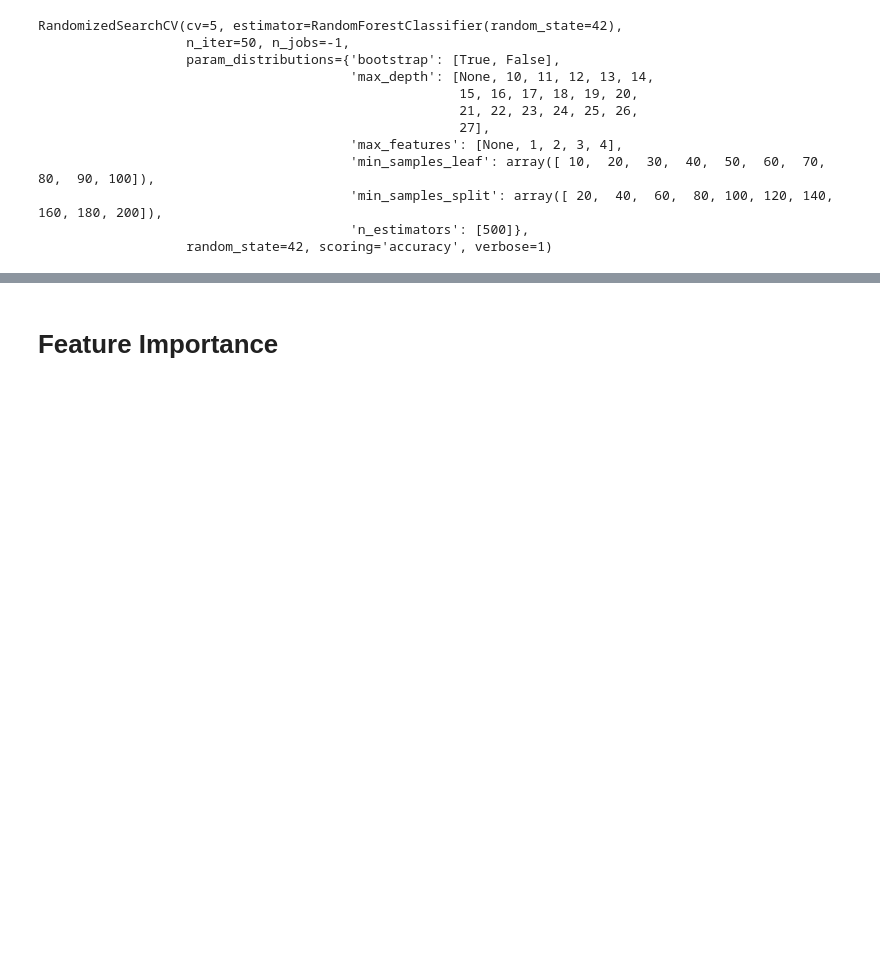
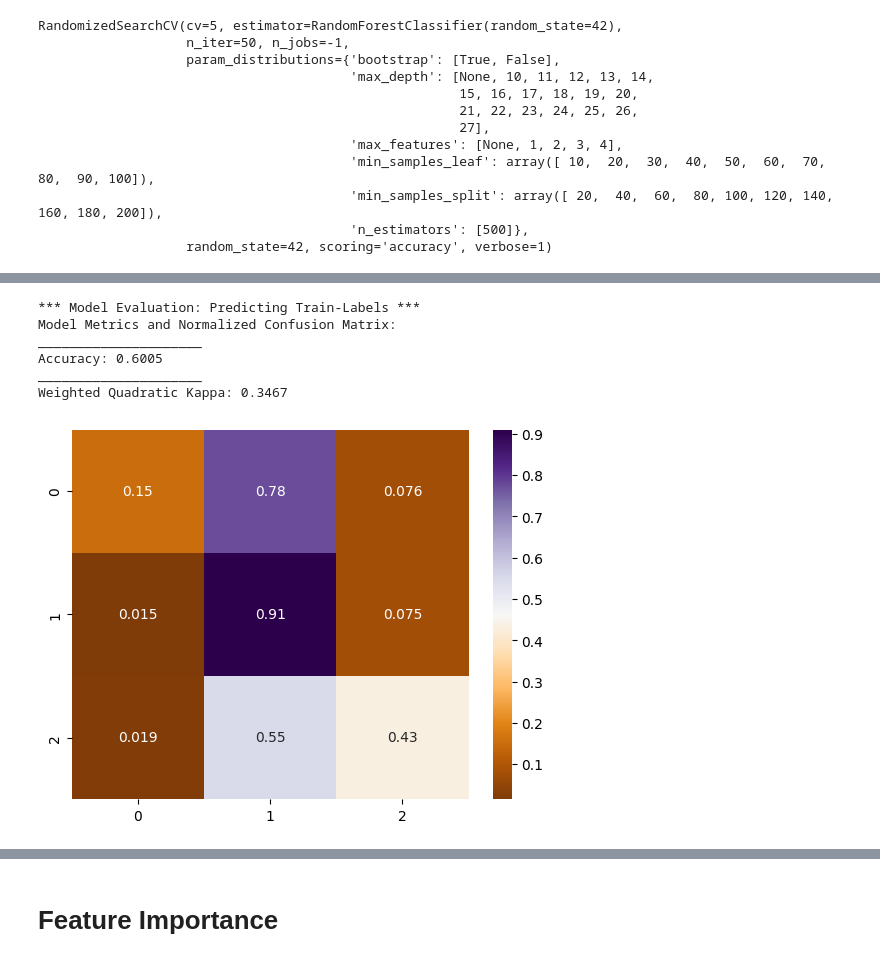
Before and after one commit to LanaCasselmann/ds_capstone_pet_adoptability, a Jupyter notebook: notebooks/forests.ipynb, the cells around one changed output, grey strips where cells are left out. Cells and saved outputs as stored; diff of their text form; code cells hidden in the pictures; blank space fills up the shorter version.

```diff
--- a/notebooks/forests.ipynb
+++ b/notebooks/forests.ipynb
@@ -250,0 +361,21 @@ Weighted Quadratic Kappa: 0.3378
+# %%
+# Hyperparameter grid based on hyperparameters of the default model for best accuracy:
+
+# setting hyperparameter grid:
+param_grid = {
+    'n_estimators': [500],
+    'max_depth': [20, 21, 22],
+    'max_features': [4],
+    'min_samples_split': [49,50,51],
+    'min_samples_leaf': [14, 15, 16],
+    'bootstrap': [False]
+}
+
+# Estimator for use in random search
+estimator = RandomForestClassifier(random_state = 42)
+
+# Create the random search model for best accuracy_score and 250 fits:
+rf_gs_acc = GridSearchCV(estimator, param_grid, n_jobs = -1, scoring = 'accuracy', cv = 5, verbose = 1)
+
+# Fit best model estimated by random search to train data:
+rf_gs_acc.fit(X_train, y_train)
@@ -250,0 +473,4 @@ Weighted Quadratic Kappa: 0.3378
+# %%
+# combine Target 2 and 3 (3 categories)
+y_train_3 = [2 if x == 3 else x for x in y_train]
+y_test_3 = [2 if x == 3 else x for x in y_test]
@@ -250,0 +491,15 @@ Weighted Quadratic Kappa: 0.3378
+# %%
+# predict train-target
+rf_gs_y_train_3_pred = rf_gs_model_3.predict(X_train)
+
+# Metrics predicting Train-Target
+print('*** Model Evaluation: Predicting Train-Labels ***')
+our_metrics(y_train_3, rf_gs_y_train_3_pred)
+# %% [output]
+*** Model Evaluation: Predicting Train-Labels ***
+Model Metrics and Normalized Confusion Matrix:
+_____________________
+Accuracy: 0.6005
+_____________________
+Weighted Quadratic Kappa: 0.3467
+[figure, added]
```
Also changed, not shown: parts of 26 cells of this notebook.
